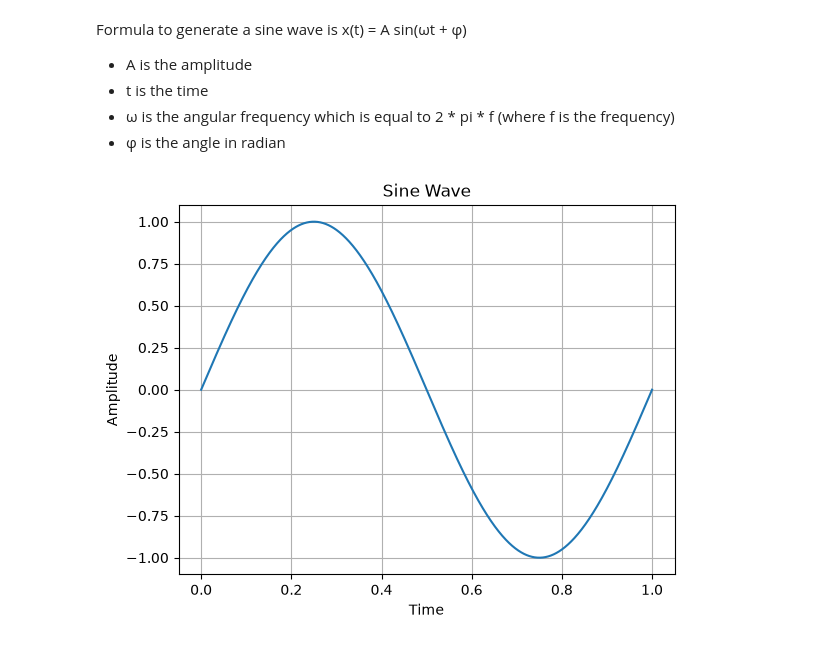
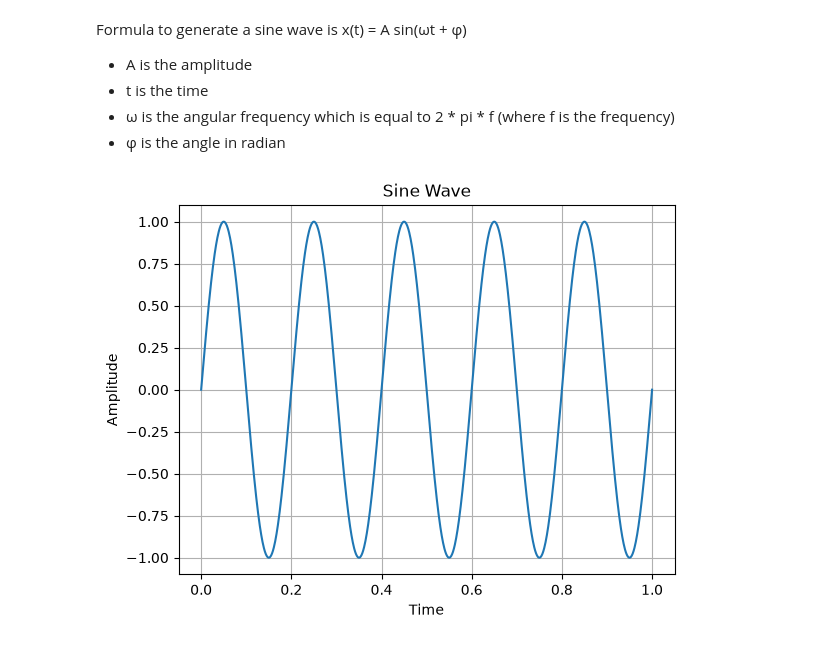
Before and after one commit to ayeshawaheed9/Series02-python, a Jupyter notebook: Series02-python.ipynb, the cells around one changed output. Cells and saved outputs as stored; diff of their text form; code cells hidden in the pictures.

```diff
--- a/Series02-python.ipynb
+++ b/Series02-python.ipynb
@@ -10,29 +10,29 @@ Formula to generate a sine wave is x(t) = A sin(ωt +  φ)
 # %%
 # Create a new code cell in the notebook, in which you will:
 # Import the needed libraries
 import numpy as np
 import matplotlib.pyplot as plt
 # Create a numpy array called t that contains 1000 values from 0 to 1 (t is for time)
 t = np.linspace(0, 1, 1000)
 # Create a numpy array called s that contains the values of a sine function of t (s is for signal)
 #Amplitude of the signal
 A=1
 #Frequency of the signal
-f=1
+f=5
 # ω = 2 * np.pi * f
 omega = 2 * np.pi * f
-s = A * np.sin(omega * t)
+s = A * np.sin(omega * t + 2*np.pi)  # Phase shift of 2π
 # Plot s as a function of t
 plt.plot(t, s)
 # Add a title to the plot
 plt.title("Sine Wave")
 # Add a label to the x axis
 plt.xlabel("Time")
 # Add a label to the y axis
 plt.ylabel("Amplitude")
 # Add a grid to the plot
 plt.grid(True)
 # Save the plot as a png file
 plt.savefig("sine_wave.png")
 # %% [output]
-[figure, old version]
+[figure, new version]
```
Also changed, not shown: 1 other file.
